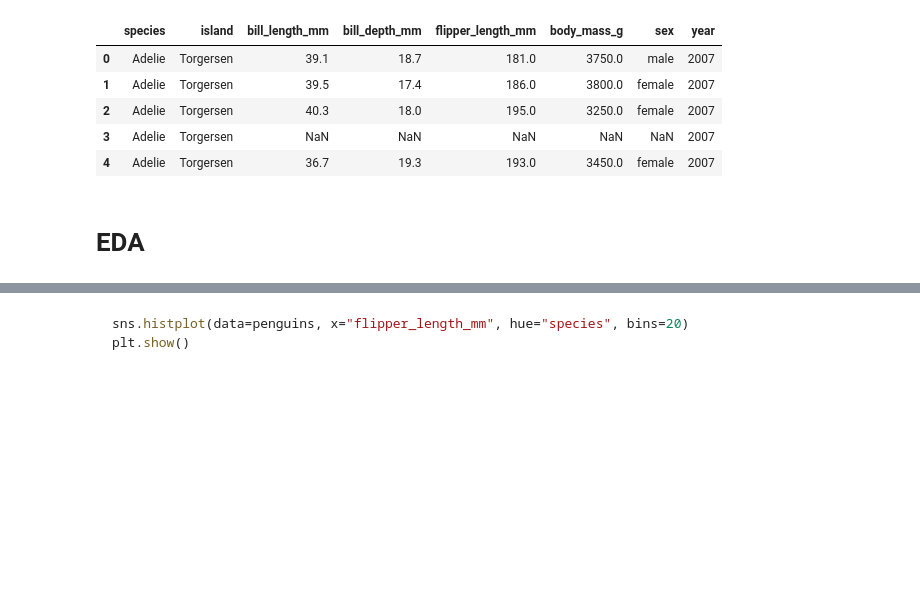
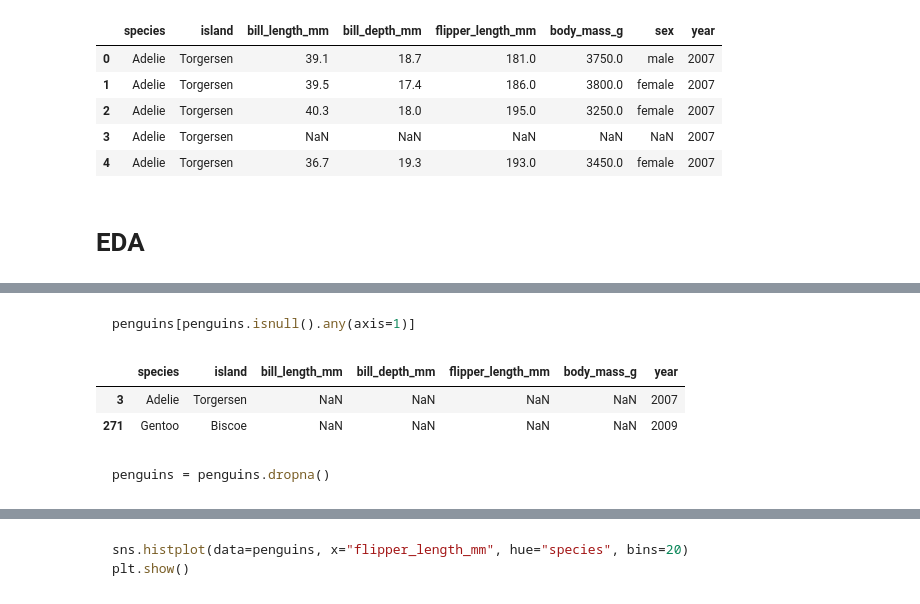
Before and after one commit to omalleymatt/Palmer-Penguins, a Jupyter notebook: notebooks/llm_eda.ipynb, the cells around one changed output, grey strips where cells are left out. Saved outputs shown, nothing was run; the diff lists cells and outputs as text; code cells hidden in the pictures; blank space fills up the shorter version.

````diff
--- a/notebooks/llm_eda.ipynb
+++ b/notebooks/llm_eda.ipynb
@@ -117,3 +180,22 @@ Here's a breakdown of pandas functions that would be particularly useful for ana
+# %%
+# Checking to see if the remaining nulls are distributed about or occur within the same records
+
+q('show the full rows containing nulls')
+# %% [output]
+```python
+penguins[penguins.isnull().any(axis=1)]
+```
+|  | species | island | bill_length_mm | bill_depth_mm | flipper_length_mm | body_mass_g | year |
+| 3 | Adelie | Torgersen | NaN | NaN | NaN | NaN | 2007 |
+| 271 | Gentoo | Biscoe | NaN | NaN | NaN | NaN | 2009 |
+# %%
+# The remaining nulls are only in two rows--dropping them
+
+q('drop rows containing nulls')
+# %% [output]
+```python
+penguins = penguins.dropna()
+```
 # %%
 q('bar graph of count for each species')
 # %% [output]
````
Also changed, not shown: parts of 20 cells of this notebook.
